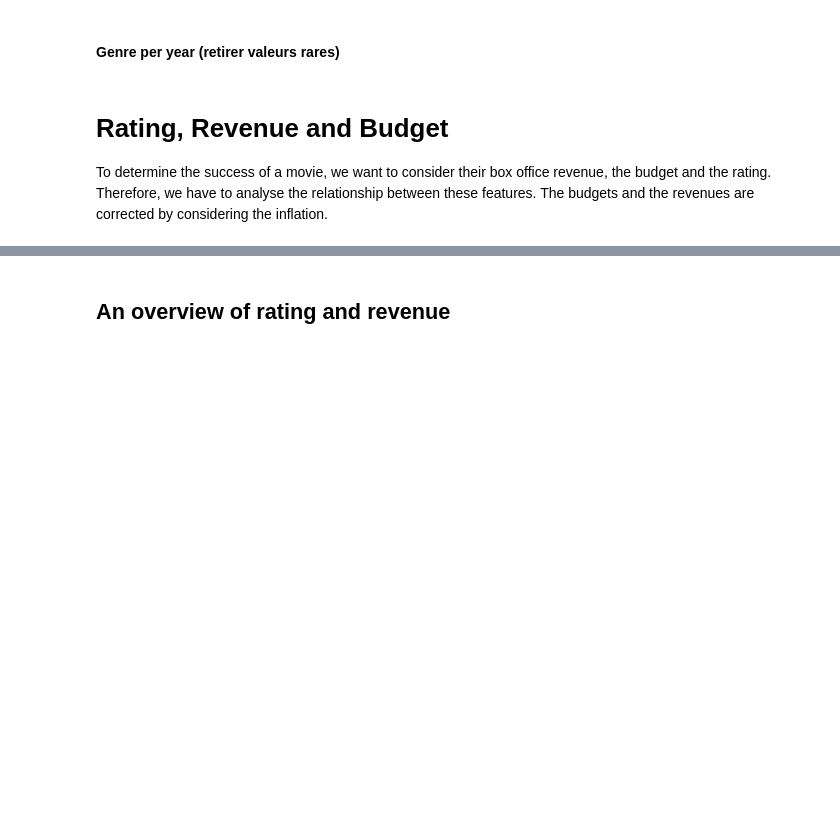
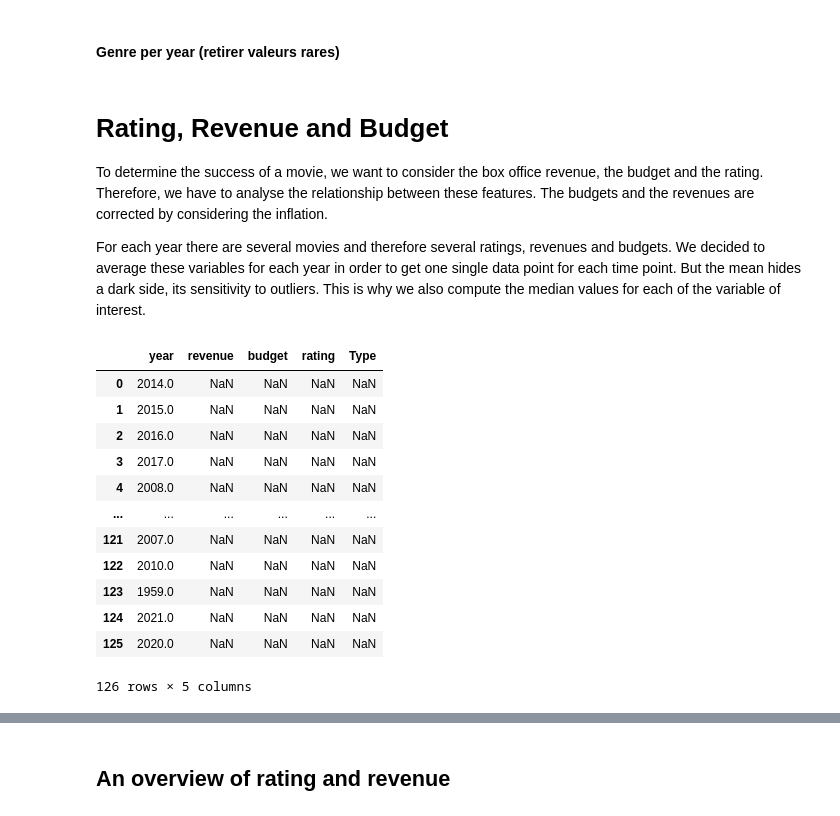
Before and after one commit to epfl-ada/ada-2022-project-nolemonnomelon, a Jupyter notebook: Exploratory.ipynb, the cells around one changed output, grey strips where cells are left out. Cells and saved outputs as stored; diff of their text form; code cells hidden in the pictures; blank space fills up the shorter version.

```diff
--- a/Exploratory.ipynb
+++ b/Exploratory.ipynb
@@ -115,8 +121,10 @@ plt.ylabel("Proportion")
 plt.show()
 # %% [markdown]
 # Rating, Revenue and Budget
-To determine the success of a movie, we want to consider their box office revenue, the budget and the rating. Therefore, we have to analyse the relationship between these features.
+To determine the success of a movie, we want to consider the box office revenue, the budget and the rating. Therefore, we have to analyse the relationship between these features.
 The budgets and the revenues are corrected by considering the inflation.
+
+For each year there are several movies and therefore several ratings, revenues and budgets. We decided to average these variables for each year in order to get one single data point for each time point. But the mean hides a dark side, its sensitivity to outliers. This is why we also compute the median values for each of the variable of interest.
 # %%
 #Revenue vs. Rating
 revenue_rating = df_movie.copy()
@@ -141,6 +149,27 @@ for i,y in enumerate(years_rr):
     median = np.median(rat)
     mean_rating_rr[i] = mean
     median_rating_rr[i] = median
+# %%
+# Create a dataframe that will store our final result
+df_pair = pd.DataFrame(columns=['year', 'revenue','budget','rating','Type'])
+# %%
+df_pair.year = np.concatenate((years_rr,years_rr))
+# %%
+df_pair.revenue = np.concatenate((years_rr,years_rr))
+# %% [output]
+|  | year | revenue | budget | rating | Type |
+| 0 | 2014.0 | NaN | NaN | NaN | NaN |
+| 1 | 2015.0 | NaN | NaN | NaN | NaN |
+| 2 | 2016.0 | NaN | NaN | NaN | NaN |
+| 3 | 2017.0 | NaN | NaN | NaN | NaN |
+| 4 | 2008.0 | NaN | NaN | NaN | NaN |
+| ... | ... | ... | ... | ... | ... |
+| 121 | 2007.0 | NaN | NaN | NaN | NaN |
+| 122 | 2010.0 | NaN | NaN | NaN | NaN |
+| 123 | 1959.0 | NaN | NaN | NaN | NaN |
+| 124 | 2021.0 | NaN | NaN | NaN | NaN |
+| 125 | 2020.0 | NaN | NaN | NaN | NaN |
+126 rows × 5 columns
 # %%
 #Revenue vs. Budget
 revenue_budget = df_movie.copy()
```
Also changed, not shown: parts of 7 cells of this notebook.
